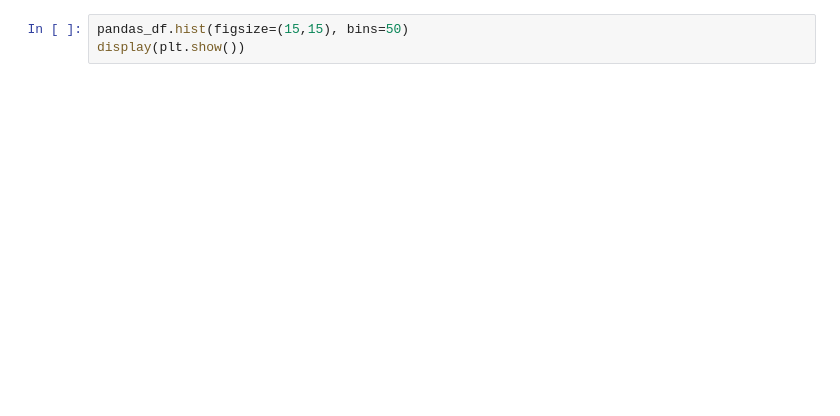
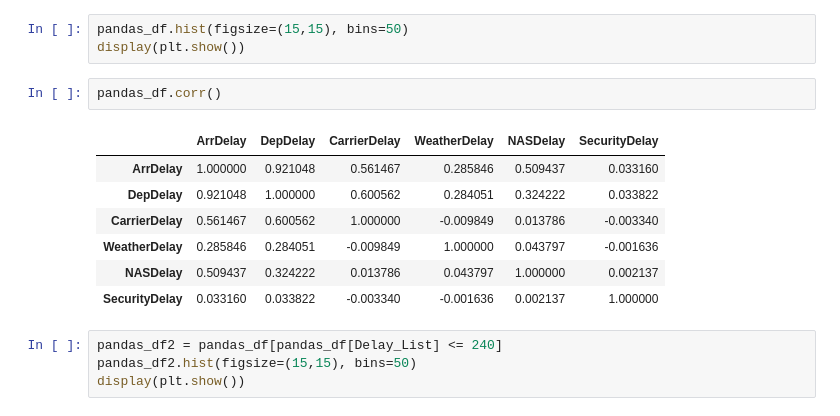
Before and after one commit to jayeshparikh/w261-project, a Jupyter notebook: AirlineDelays_WIP.ipynb, the cells around one changed output. Drawn from its saved outputs; the diff is of its cells as text; blank space fills up the shorter version.

```diff
--- a/AirlineDelays_WIP.ipynb
+++ b/AirlineDelays_WIP.ipynb
@@ -184,3 +184,17 @@ pandas_df = sample_airlines_df.toPandas()
 # %%
 pandas_df.hist(figsize=(15,15), bins=50)
 display(plt.show())
+# %%
+pandas_df.corr()
+# %% [output]
+|  | ArrDelay | DepDelay | CarrierDelay | WeatherDelay | NASDelay | SecurityDelay |
+| ArrDelay | 1.000000 | 0.921048 | 0.561467 | 0.285846 | 0.509437 | 0.033160 |
+| DepDelay | 0.921048 | 1.000000 | 0.600562 | 0.284051 | 0.324222 | 0.033822 |
+| CarrierDelay | 0.561467 | 0.600562 | 1.000000 | -0.009849 | 0.013786 | -0.003340 |
+| WeatherDelay | 0.285846 | 0.284051 | -0.009849 | 1.000000 | 0.043797 | -0.001636 |
+| NASDelay | 0.509437 | 0.324222 | 0.013786 | 0.043797 | 1.000000 | 0.002137 |
+| SecurityDelay | 0.033160 | 0.033822 | -0.003340 | -0.001636 | 0.002137 | 1.000000 |
+# %%
+pandas_df2 = pandas_df[pandas_df[Delay_List] <= 240]
+pandas_df2.hist(figsize=(15,15), bins=50)
+display(plt.show())
```
